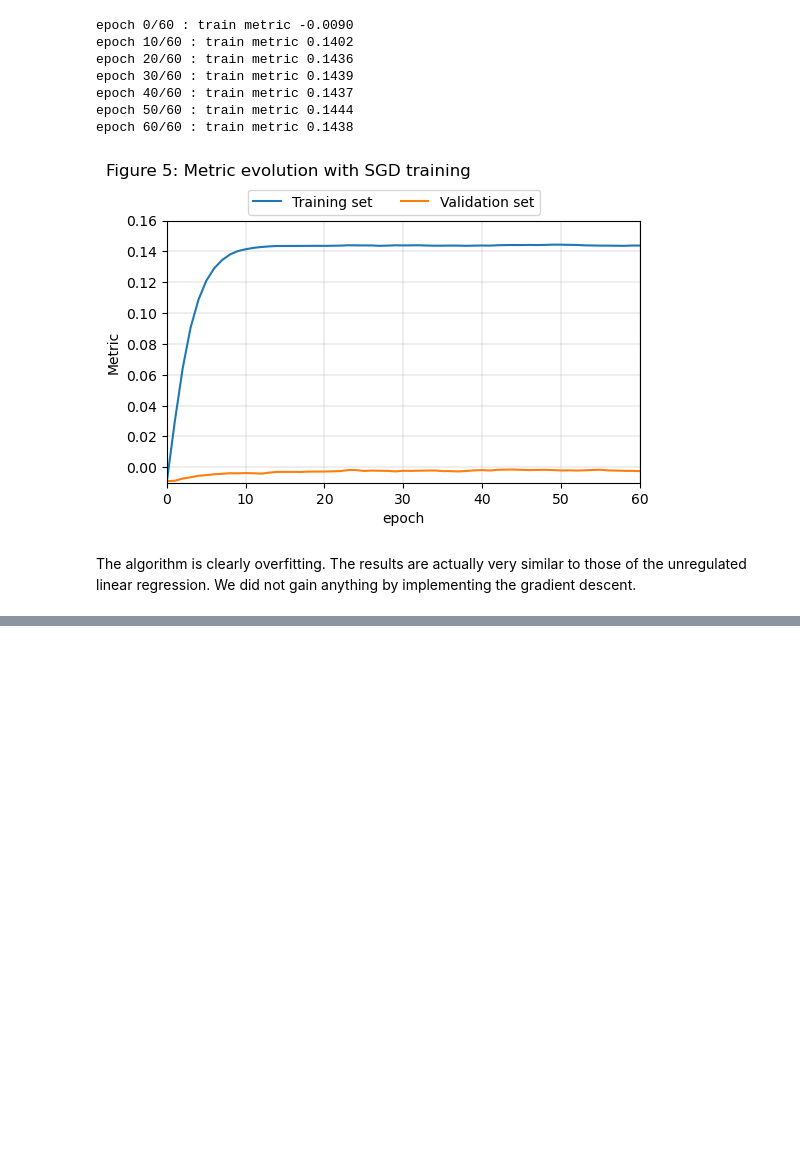
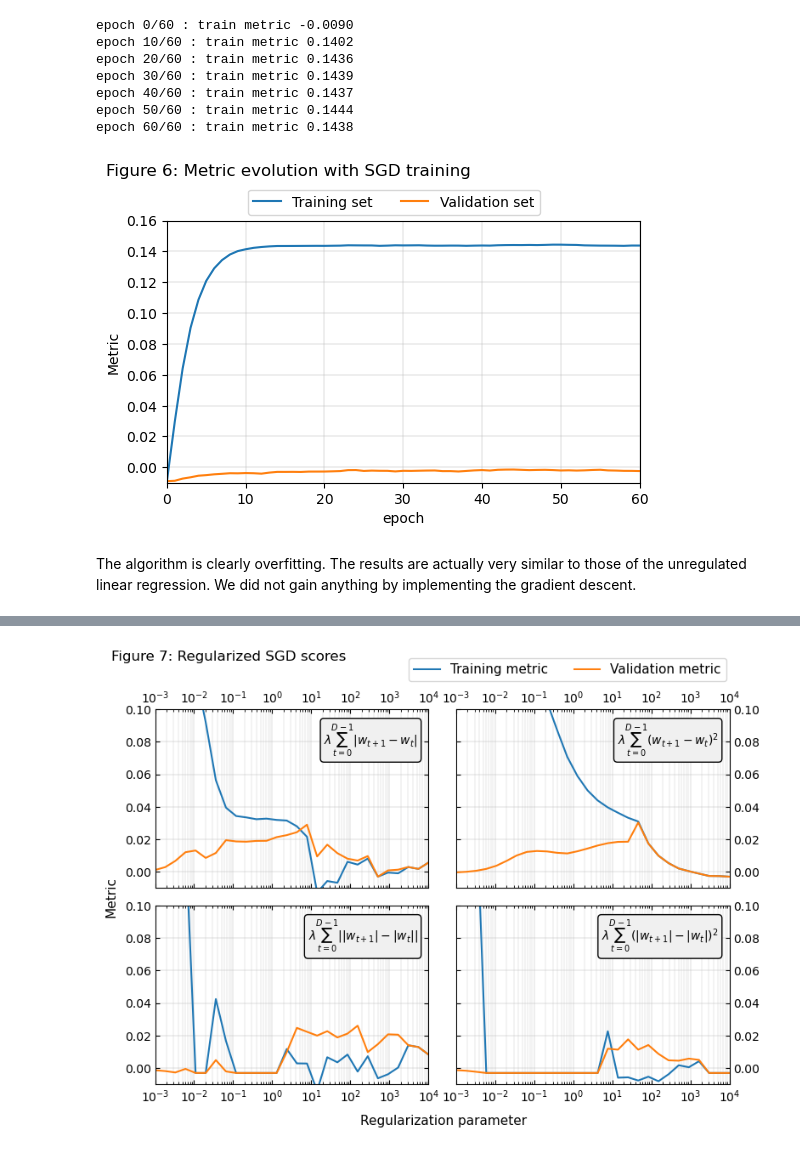
Before and after one commit to netesf13d/stock-market-returns-prediction, a Jupyter notebook: Stock_market_returns_pred.ipynb, the cells around one changed output, grey strips where cells are left out. Saved outputs shown, nothing was run; the diff lists cells and outputs as text; code cells hidden in the pictures; blank space fills up the shorter version.

```diff
--- a/Stock_market_returns_pred.ipynb
+++ b/Stock_market_returns_pred.ipynb
@@ -521,0 +523,9 @@ We conclude by comparing the results for both unregularized and regularized line
+# %%
+## Initial weights
+rng = default_rng(1234)
+w0 = rng.normal(size=depth)
+w0 = w0 / np.sqrt(np.sum(w0**2))
+
+## Grid search
+grad_regs = [grad_l1_diff , grad_l2_diff, grad_l1_absdiff, grad_l2_absdiff]
+reg_param_vals = np.logspace(-3, 4, 28)
@@ -521,0 +564,82 @@ We conclude by comparing the results for both unregularized and regularized line
+# %%
+fig7, axs7 = plt.subplots(
+    nrows=2, ncols=2, sharex=True, sharey=True, figsize=(8, 5.8), dpi=100,
+    gridspec_kw={'left': 0.085, 'right': 0.93, 'top': 0.86, 'bottom': 0.1,
+                 'hspace': 0.1, 'wspace': 0.1})
+fig7.suptitle("Figure 7: Regularized SGD scores", x=0.02, ha='left')
+
+# L1 penalty
+l_tr, = axs7[0, 0].plot(reg_param_vals, sgdreg_tr_scores[0],
+                        linestyle='-', marker='')
+l_val, = axs7[0, 0].plot(reg_param_vals, sgdreg_val_scores[0],
+                         linestyle='-', marker='')
+axs7[0, 0].tick_params(which='both', direction='in',
+                       right=True, labelbottom=False,
+                       top=True, labeltop=True)
+axs7[0, 0].set_xscale('log')
+axs7[0, 0].set_xlim(1e-3, 1e4)
+axs7[0, 0].set_ylim(-0.01, 0.1)
+axs7[0, 0].grid(visible=True, linewidth=0.3)
+axs7[0, 0].grid(visible=True, which='minor', linewidth=0.2)
+axs7[0, 0].text(0.96, 0.93, r'$\lambda \sum_{t=0}^{D-1} |w_{t+1} - w_t|$',
+                ha='right', va='top', transform=axs7[0, 0].transAxes,
+                bbox={'boxstyle': 'round', 'facecolor': '0.94'})
+
+# L2 penalty
+l_tr, = axs7[0, 1].plot(reg_param_vals, sgdreg_tr_scores[1],
+                        linestyle='-', marker='')
+l_val, = axs7[0, 1].plot(reg_param_vals, sgdreg_val_scores[1],
+                         linestyle='-', marker='')
+axs7[0, 1].tick_params(which='both', direction='in',
+                       labelleft=False, labelbottom=False,
+                       right=True, labelright=True,
+                       top=True, labeltop=True)
+axs7[0, 1].set_xscale('log')
+axs7[0, 1].grid(visible=True, linewidth=0.3)
+axs7[0, 1].grid(visible=True, which='minor', linewidth=0.2)
+axs7[0, 1].text(0.96, 0.93, r'$\lambda \sum_{t=0}^{D-1} (w_{t+1} - w_t)^2$',
+                ha='right', va='top', transform=axs7[0, 1].transAxes,
+                bbox={'boxstyle': 'round', 'facecolor': '0.94'})
+
+# L1 penalty on diff of abs
+l_tr, = axs7[1, 0].plot(reg_param_vals, sgdreg_tr_scores[2],
+                        linestyle='-', marker='')
+l_val, = axs7[1, 0].plot(reg_param_vals, sgdreg_val_scores[2],
+                         linestyle='-', marker='')
+axs7[1, 0].tick_params(which='both', direction='in',
+                       right=True, top=True)
+axs7[1, 0].set_xscale('log')
+axs7[1, 0].grid(visible=True, linewidth=0.3)
+axs7[1, 0].grid(visible=True, which='minor', linewidth=0.2)
+axs7[1, 0].text(0.96, 0.93, r'$\lambda \sum_{t=0}^{D-1} ||w_{t+1}| - |w_t||$',
+                ha='right', va='top', transform=axs7[1, 0].transAxes,
+                bbox={'boxstyle': 'round', 'facecolor': '0.94'})
+
+# L2 penalty on diff of abs
+l_tr, = axs7[1, 1].plot(reg_param_vals, sgdreg_tr_scores[3],
+                        linestyle='-', marker='')
+l_val, = axs7[1, 1].plot(reg_param_vals, sgdreg_val_scores[3],
+                         linestyle='-', marker='')
+axs7[1, 1].tick_params(which='both', direction='in',
+                       top=True,
+                       left=True, labelleft=False,
+                       right=True, labelright=True)
+axs7[1, 1].set_xscale('log')
+axs7[1, 1].grid(visible=True, linewidth=0.3)
+axs7[1, 1].grid(visible=True, which='minor', linewidth=0.2)
+axs7[1, 1].text(0.96, 0.93, r'$\lambda \sum_{t=0}^{D-1} (|w_{t+1}| - |w_t|)^2$',
+                ha='right', va='top', transform=axs7[1, 1].transAxes,
+                bbox={'boxstyle': 'round', 'facecolor': '0.94'})
+
+
+fig7.text(0.51, 0.025, 'Regularization parameter', fontsize=11,
+          ha='center', va='center')
+fig7.text(0.02, 0.48, 'Metric', fontsize=11, rotation=90,
+          ha='center', va='center')
+fig7.legend(handles=[l_tr, l_val],
+            labels=['Training metric', 'Validation metric'],
+            ncols=2, loc=(0.465, 0.92), fontsize=11)
+
+plt.show()
+# %% [output]
+[figure, added]
```
Also changed, not shown: parts of 23 cells of this notebook, 9 other files.
